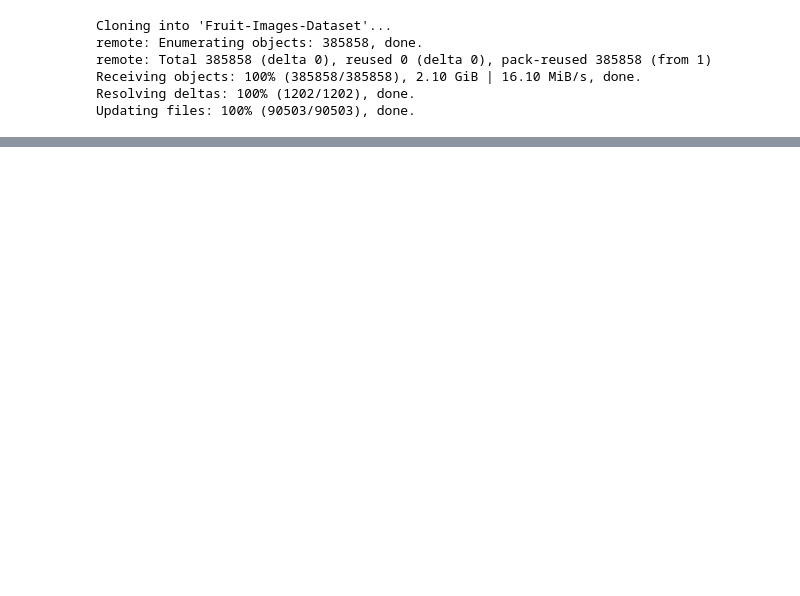
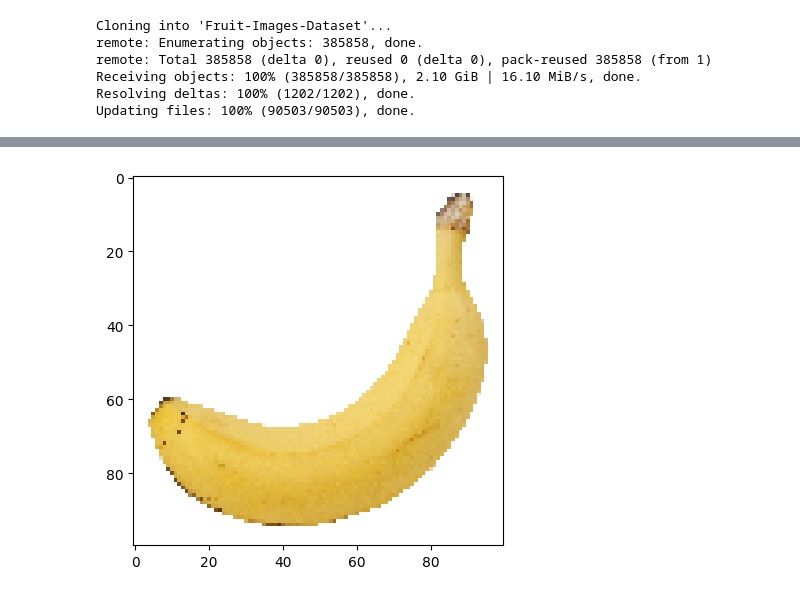
Before and after one commit to PioDru/colab, a Jupyter notebook: fruit_360_model.ipynb, the cells around one changed output, grey strips where cells are left out. Saved outputs shown, nothing was run; the diff lists cells and outputs as text; code cells hidden in the pictures; blank space fills up the shorter version.

```diff
--- a/fruit_360_model.ipynb
+++ b/fruit_360_model.ipynb
@@ -288,5 +302,5 @@ Epoch 25/25
 # %%
-img4 = tf.keras.preprocessing.image.load_img('banana.jpg', target_size=(32, 32))
+img4 = tf.keras.preprocessing.image.load_img('banana.jpg', target_size=(100, 100))
 img4 = tf.keras.preprocessing.image.img_to_array(img4)
 plt.imshow(img4.astype(np.int32))
 print(img4.shape)
@@ -295,3 +309,4 @@ image4 = np.array([img4])
 
 labels[np.argmax(model.predict(image4))]
 print(labels[np.argmax(model.predict(image4))])
+# %% [output]
@@ -298,3 +317,4 @@ print(labels[np.argmax(model.predict(image4))])
+[figure, added]
 # %%
 # prediction using picture from the dataset
 
```
Also changed, not shown: parts of 4 cells of this notebook.
